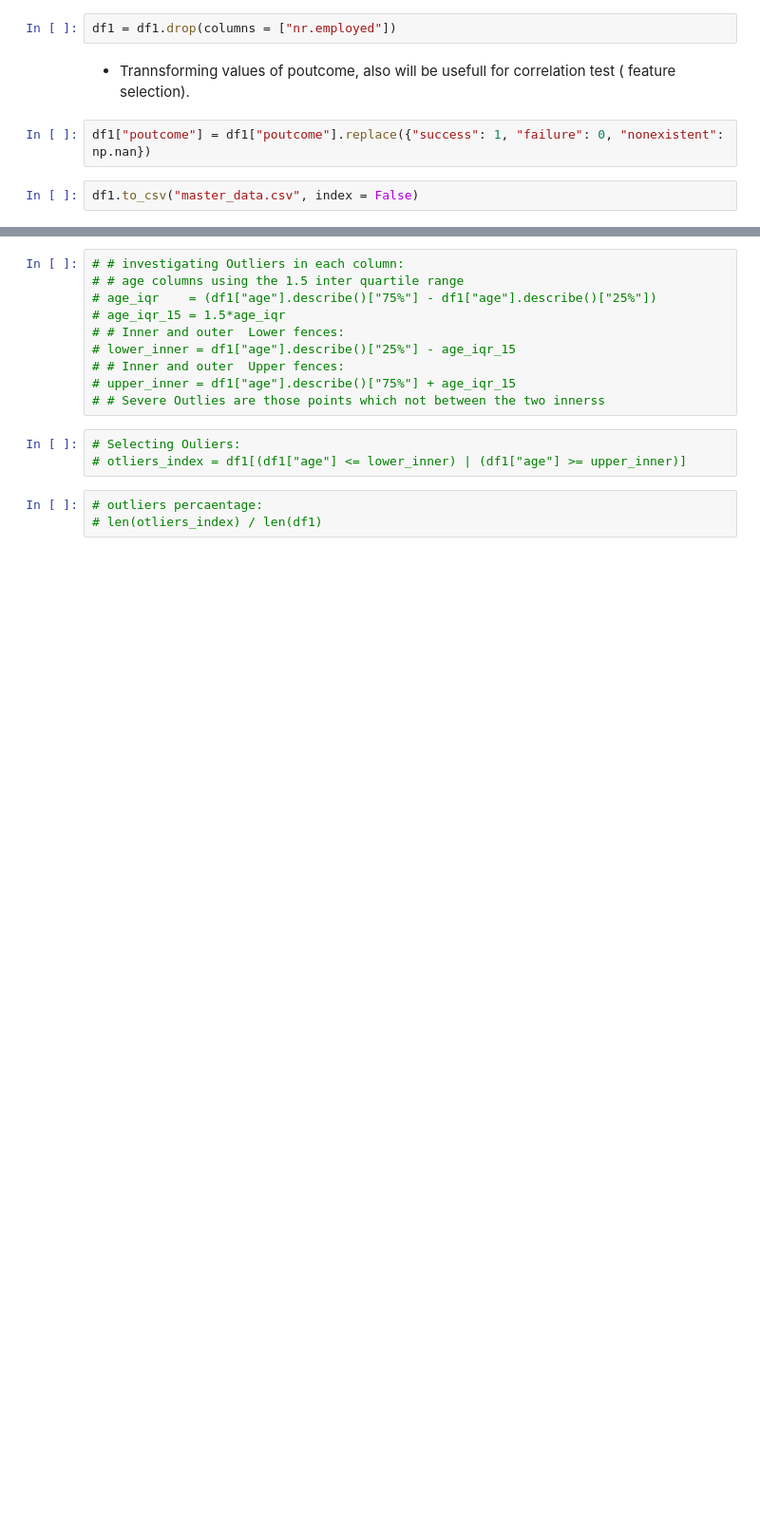
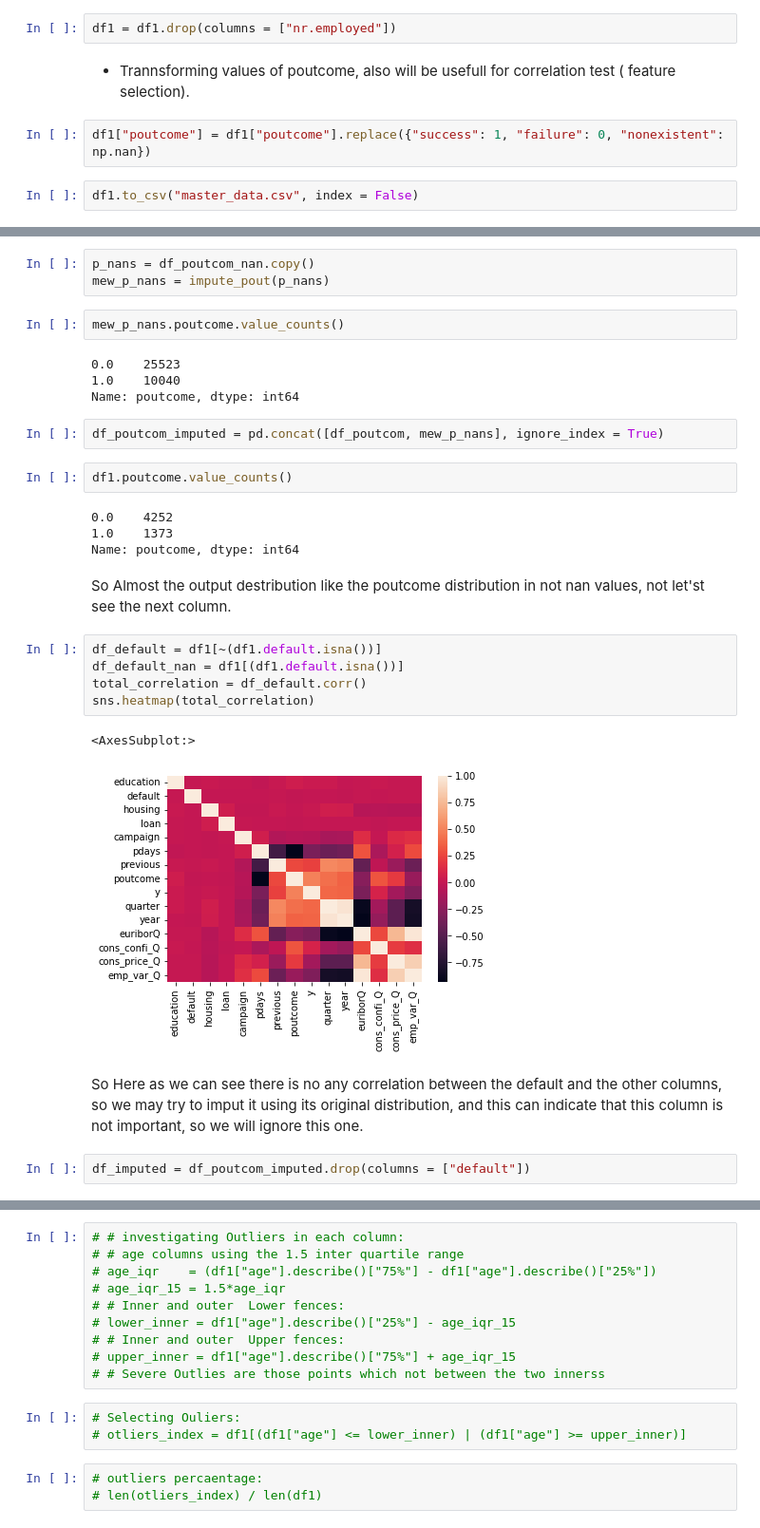
Before and after one commit to TarekMohamed1999/bank_marketing, a Jupyter notebook: preprocessing_tarek.ipynb, the cells around one changed output, grey strips where cells are left out. Shown at 95% size. Saved outputs shown, nothing was run; the diff lists cells and outputs as text; blank space fills up the shorter version.

```diff
--- a/preprocessing_tarek.ipynb
+++ b/preprocessing_tarek.ipynb
@@ -357,0 +534,31 @@ df1.to_csv("master_data.csv", index = False)
+# %%
+p_nans = df_poutcom_nan.copy()
+mew_p_nans = impute_pout(p_nans)
+# %%
+mew_p_nans.poutcome.value_counts()
+# %% [output]
+0.0    25523
+1.0    10040
+Name: poutcome, dtype: int64
+# %%
+df_poutcom_imputed = pd.concat([df_poutcom, mew_p_nans], ignore_index = True)
+# %%
+df1.poutcome.value_counts()
+# %% [output]
+0.0    4252
+1.0    1373
+Name: poutcome, dtype: int64
+# %% [markdown]
+So Almost the output destribution like the poutcome distribution in not nan values, not let'st see the next column.
+# %%
+df_default = df1[~(df1.default.isna())]
+df_default_nan = df1[(df1.default.isna())]
+total_correlation = df_default.corr()
+sns.heatmap(total_correlation)
+# %% [output]
+<AxesSubplot:>
+[figure, added]
+# %% [markdown]
+So Here as we can see there is no any correlation between the default and the other columns, so we may try to imput it using its original distribution, and this can indicate that this column is not important, so we will ignore this one.
+# %%
+df_imputed = df_poutcom_imputed.drop(columns = ["default"])
```
Also changed, not shown: parts of 70 cells of this notebook.
